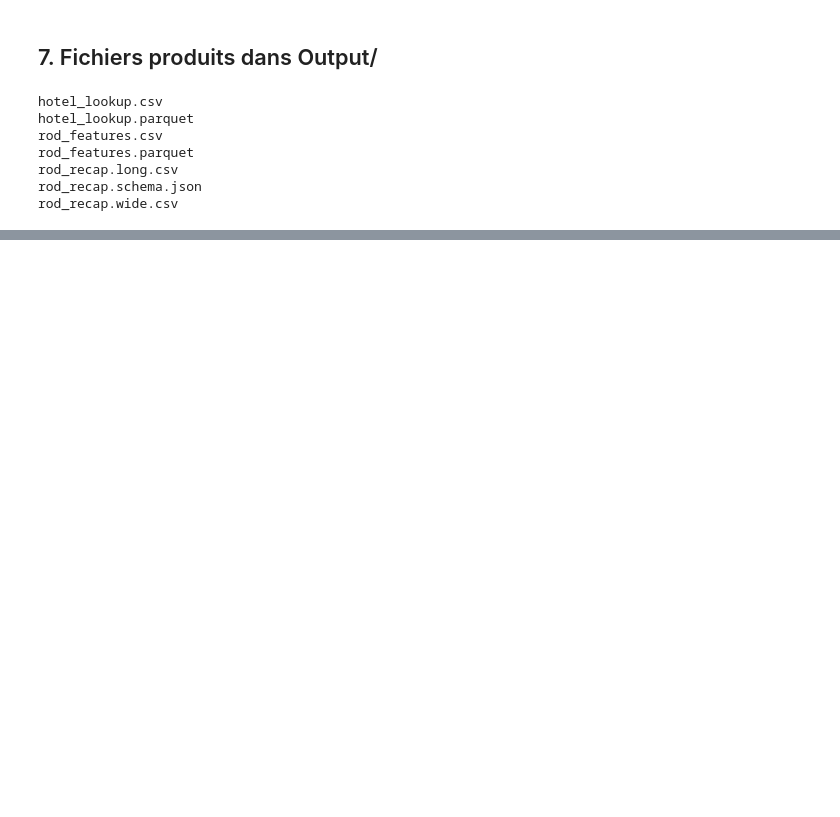
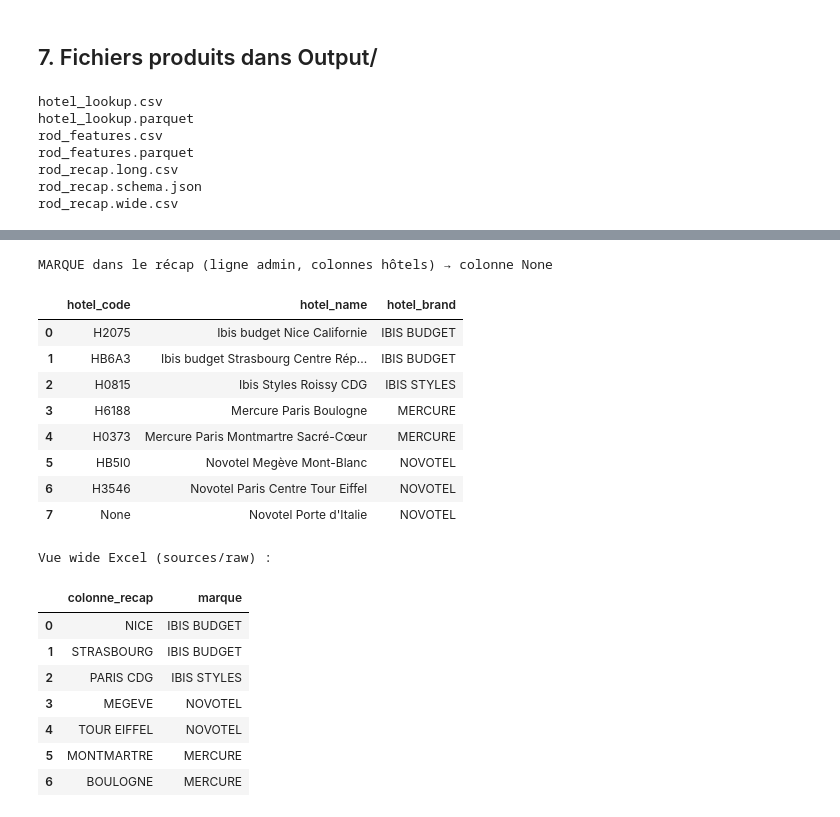
Before and after one commit to klaghmari-github/hotels, a Jupyter notebook: prepare/RodPrep/Explore/explore.ipynb, the cells around one changed output, grey strips where cells are left out. Cells and saved outputs as stored; diff of their text form; code cells hidden in the pictures; blank space fills up the shorter version.

```diff
--- a/prepare/RodPrep/Explore/explore.ipynb
+++ b/prepare/RodPrep/Explore/explore.ipynb
@@ -445,0 +542,64 @@ explore.ipynb
+# %%
+# --- 8.1 Récapitulatif ROD : MARQUE par hôtel ---
+MARQUE_COL = next(
+    (c for c in hotel_lookup.columns if c.endswith("donnees_admin_marque")),
+    None,
+)
+
+recap_brand = hotel_lookup[
+    ["hotel_code", "hotel_name", "hotel_brand"]
+    + ([MARQUE_COL] if MARQUE_COL else [])
+].copy()
+
+if MARQUE_COL:
+    recap_brand["marque_recap"] = recap_brand[MARQUE_COL]
+    recap_brand["aligne_registre"] = (
+        recap_brand["hotel_brand"].astype(str).str.upper().str.strip()
+        == recap_brand["marque_recap"].astype(str).str.upper().str.strip()
+    )
+    recap_brand = recap_brand.drop(columns=[MARQUE_COL])
+
+print("MARQUE dans le récap (ligne admin, colonnes hôtels) → colonne", MARQUE_COL)
+display(recap_brand)
+
+# Lecture directe du fichier source (avant pipeline RodPrep)
+recap_src = next(SOURCES_RAW.glob("*capitulatif*.xlsx"))
+wb = openpyxl.load_workbook(recap_src, data_only=True, read_only=True)
+ws = wb["RECAP DATA ROD"]
+header_row = next(ws.iter_rows(min_row=3, max_row=3, min_col=11, values_only=True))
+marque_row = None
+for row in ws.iter_rows(min_row=1, max_row=500, min_col=1, max_col=25, values_only=True):
+    if row[3] and str(row[3]).strip().upper() == "MARQUE":
+        marque_row = row
+        break
+wb.close()
+
+if marque_row:
+    recap_wide = pd.DataFrame(
+        {
+            "colonne_recap": list(header_row),
+            "marque": list(marque_row[10:10 + len(header_row)]),
+        }
+    ).dropna(subset=["colonne_recap"])
+    print("\nVue wide Excel (sources/raw) :")
+    display(recap_wide)
+# %% [output]
+MARQUE dans le récap (ligne admin, colonnes hôtels) → colonne None
+|  | hotel_code | hotel_name | hotel_brand |
+| 0 | H2075 | Ibis budget Nice Californie | IBIS BUDGET |
+| 1 | HB6A3 | Ibis budget Strasbourg Centre Rép... | IBIS BUDGET |
+| 2 | H0815 | Ibis Styles Roissy CDG | IBIS STYLES |
+| 3 | H6188 | Mercure Paris Boulogne | MERCURE |
+| 4 | H0373 | Mercure Paris Montmartre Sacré-Cœur | MERCURE |
+| 5 | HB5I0 | Novotel Megève Mont-Blanc | NOVOTEL |
+| 6 | H3546 | Novotel Paris Centre Tour Eiffel | NOVOTEL |
+| 7 | None | Novotel Porte d'Italie | NOVOTEL |
+Vue wide Excel (sources/raw) :
+|  | colonne_recap | marque |
+| 0 | NICE | IBIS BUDGET |
+| 1 | STRASBOURG | IBIS BUDGET |
+| 2 | PARIS CDG | IBIS STYLES |
+| 3 | MEGEVE | NOVOTEL |
+| 4 | TOUR EIFFEL | NOVOTEL |
+| 5 | MONTMARTRE | MERCURE |
+| 6 | BOULOGNE | MERCURE |
```
Also changed, not shown: parts of 5 cells of this notebook.
